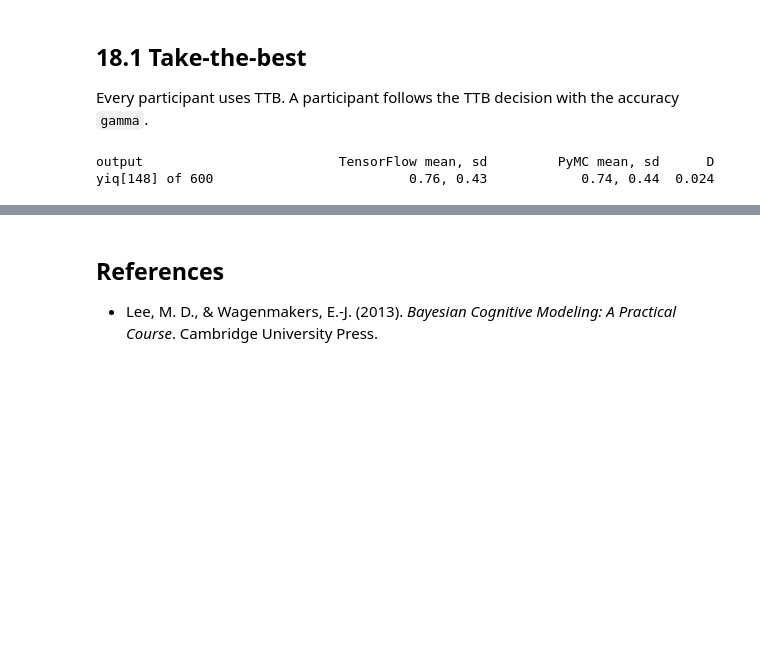
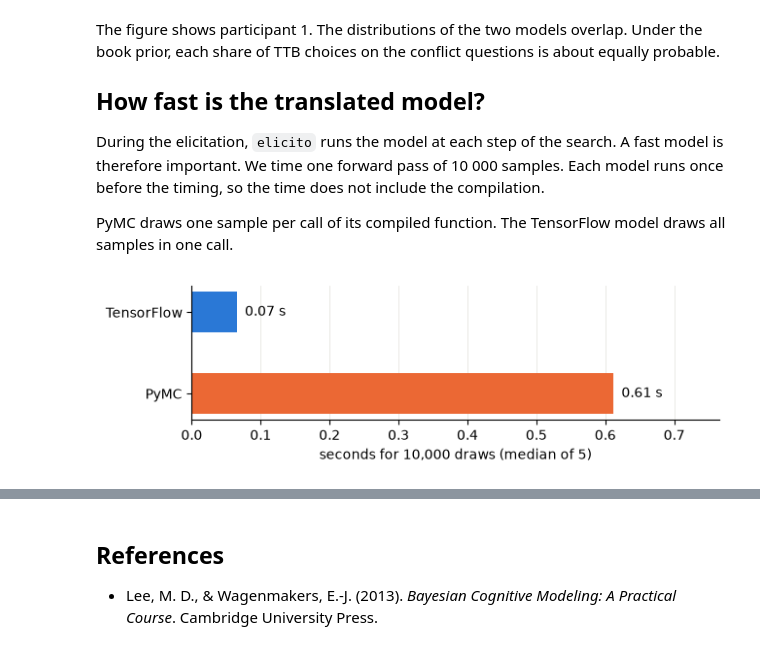
Before and after one commit to florence-bockting/elicito, a Jupyter notebook: docs/case-studies/heuristic-decision-making.ipynb, the cells around one changed output, grey strips where cells are left out. Saved outputs shown, nothing was run; the diff lists cells and outputs as text; code cells hidden in the pictures; blank space fills up the shorter version.

```diff
--- a/docs/case-studies/heuristic-decision-making.ipynb
+++ b/docs/case-studies/heuristic-decision-making.ipynb
@@ -177,15 +331,57 @@ def stopping(tmat: Any) -> Any:
 # %% [markdown]
-## 18.1 Take-the-best
+The figure shows participant 1. The distributions of the two models
+overlap. Under the book prior, each share of TTB choices on the conflict
+questions is about equally probable.
 
-Every participant uses TTB. A participant follows the TTB decision with
-the accuracy `gamma`.
+## How fast is the translated model?
+
+During the elicitation, `elicito` runs the model at each step of the
+search. A fast model is therefore important. We time one forward pass of
+10 000 samples. Each model runs once before the timing, so the time does
+not include the compilation.
+
+PyMC draws one sample per call of its compiled function. The TensorFlow
+model draws all samples in one call.
 # %%
-with pm.Model() as model1:
-    gammat = accuracy()
-    pm.Bernoulli("yiq", p=gammat[tmat], observed=y)
+REPEATS = 5
 
-compare(model1, ["yiq"])
+draw_pymc = pm.compile([], [model["yiq"]], random_seed=1)
+
+
+def run_pymc() -> None:
+    """Draw DRAWS samples with the compiled PyMC function"""
+    for _ in range(DRAWS):
+        draw_pymc()
+
+
+def run_tensorflow() -> None:
+    """Draw DRAWS samples with the translated model"""
+    out = generative_model(prior_samples, seed=seed_model)
+    _ = [value.numpy() for value in out.values()]
+
+
+seconds = {}
+for label, run in (("TensorFlow", run_tensorflow), ("PyMC", run_pymc)):
+    run()  # warm-up
+    times = []
+    for _ in range(REPEATS):
+        start = time.perf_counter()
+        run()
+        times.append(time.perf_counter() - start)
+    seconds[label] = float(np.median(times))
-# %% [output]
-output                         TensorFlow mean, sd         PyMC mean, sd      D
-yiq[148] of 600                         0.76, 0.43            0.74, 0.44  0.024
+# %%
+fig, ax = plt.subplots(figsize=(7, 1.8))
+labels = list(seconds)
+ax.barh(labels, list(seconds.values()), color=[BLUE, ORANGE], height=0.5)
+for i, value in enumerate(seconds.values()):
+    ax.text(value, i, f"  {value:.2f} s", va="center")
+ax.set(
+    xlabel=f"seconds for {DRAWS:,} draws (median of {REPEATS})",
+    xlim=(0, 1.25 * max(seconds.values())),
+)
+ax.grid(axis="y", visible=False)
+ax.invert_yaxis()
+plt.show()
+# %% [output]
+[figure, added]
 # %% [markdown]
```
Also changed, not shown: parts of 29 cells of this notebook, 1 other file.
